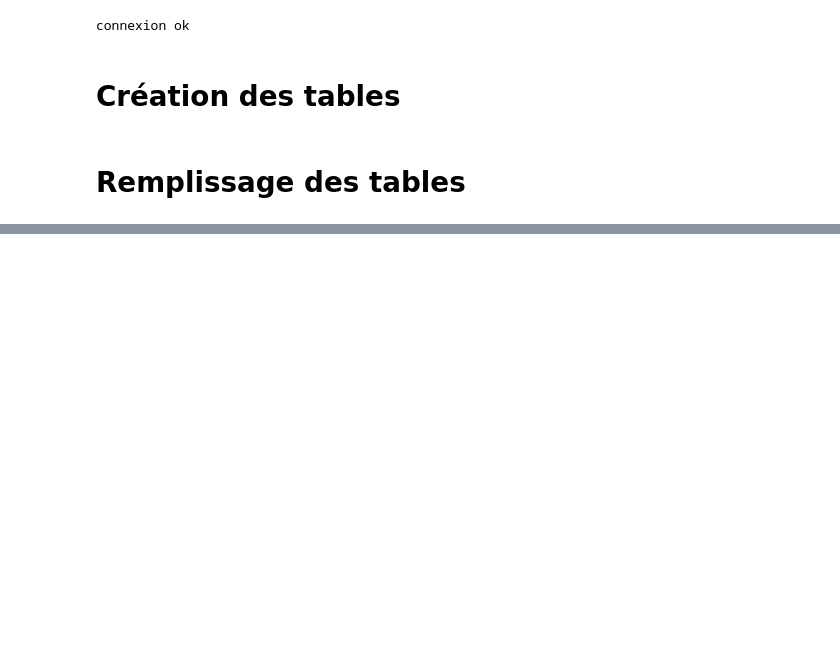
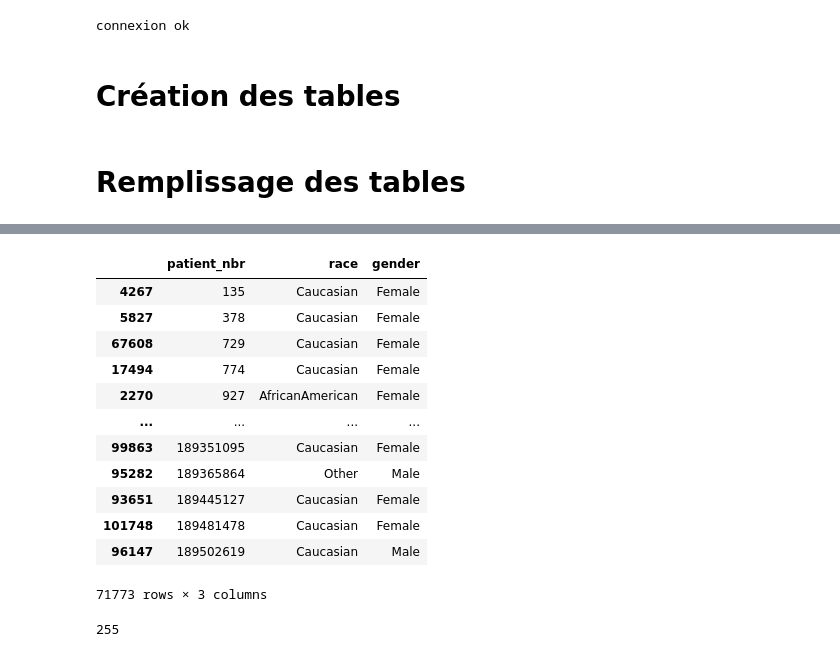
Before and after one commit to Gwendelina/130US_diabete, a Jupyter notebook: Creation BDD/Creation_BDD.ipynb, the cells around one changed output, grey strips where cells are left out. Drawn from its saved outputs; the diff is of its cells as text; code cells hidden in the pictures; blank space fills up the shorter version.

```diff
--- a/Creation BDD/Creation_BDD.ipynb
+++ b/Creation BDD/Creation_BDD.ipynb
@@ -135,0 +184,23 @@ data.head()
+# %%
+comptage = patients.sort_values(by = 'patient_nbr')
+comptage
+# %% [output]
+|  | patient_nbr | race | gender |
+| 4267 | 135 | Caucasian | Female |
+| 5827 | 378 | Caucasian | Female |
+| 67608 | 729 | Caucasian | Female |
+| 17494 | 774 | Caucasian | Female |
+| 2270 | 927 | AfricanAmerican | Female |
+| ... | ... | ... | ... |
+| 99863 | 189351095 | Caucasian | Female |
+| 95282 | 189365864 | Other | Male |
+| 93651 | 189445127 | Caucasian | Female |
+| 101748 | 189481478 | Caucasian | Female |
+| 96147 | 189502619 | Caucasian | Male |
+71773 rows × 3 columns
+# %%
+# Nous avons encore des doublons dans la colonne 'patient_nbr' qu'il convient d'analyser plus précisément
+
+comptage.duplicated(subset = 'patient_nbr').sum()
+# %% [output]
+255
```
Also changed, not shown: parts of 27 cells of this notebook, 1 other file.
